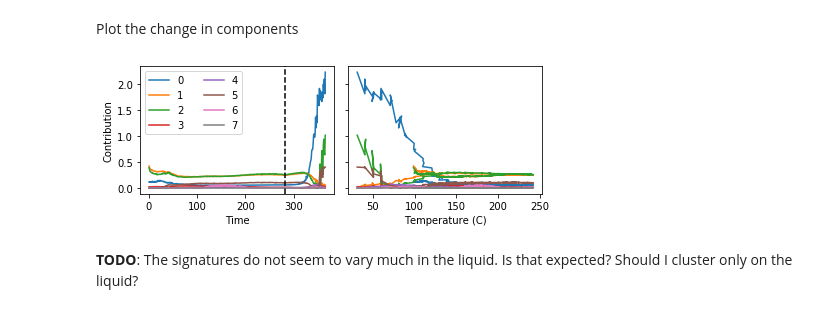
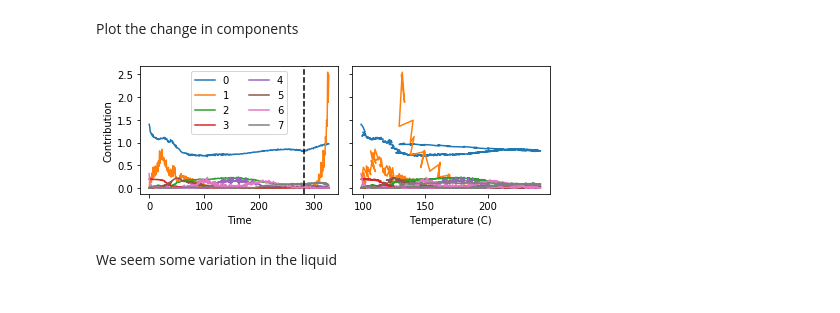
Before and after one commit to globus-labs/multimodal-ldrd, a Jupyter notebook: 2_nmf-raman-only.ipynb, the cells around one changed output. Cells and saved outputs as stored; diff of their text form; code cells hidden in the pictures.

Commit message:
Screened out last raman spectra, added cluster with both

```diff
--- a/2_nmf-raman-only.ipynb
+++ b/2_nmf-raman-only.ipynb
@@ -42,3 +22,5 @@ two_theta = data['raman spectrum'].iloc[0]['Wavelength']
+# %%
+raman_spectrum = raman_spectrum[:int(raman_spectrum.shape[0] * 0.9), :]
 # %% [markdown]
 Normalize them by the maximum intensity in the total set
 # %%
@@ -104,6 +86,6 @@ That seems to be about $10^{-4}$
 ### Visualize the Performance
 See how good a few patterns look post-reconstruction, if the components make sense, etc
 # %%
-nmf = NMF(n_components=n_components, alpha=1e-4, l1_ratio=1).fit(raman_spectrum)
+nmf = NMF(n_components=n_components, alpha=1e-3, l1_ratio=1).fit(raman_spectrum)
 print(f'NMF error: {nmf.reconstruction_err_:.3e}')
 # %% [output]
@@ -175,22 +158,22 @@ Plot the change in components
 # %%
 fig, axs = plt.subplots(1, 2, sharey=True)
 
 for i, l in enumerate(latent_space.T):
-    axs[0].plot(data['Seq.'], l, label=i)
+    axs[0].plot(range(raman_spectrum.shape[0]), l, label=i)
 axs[0].set_xlabel('Time')
 axs[0].legend(ncol=2)
-axs[1].plot(data['measured temp'], latent_space)
+axs[1].plot(data['measured temp'].iloc[:raman_spectrum.shape[0]], latent_space)
 axs[1].set_xlabel('Temperature (C)')
 
 axs[0].set_ylabel('Contribution')
 fig.set_size_inches(6.5, 2.5)
 
 axs[0].set_ylim(axs[0].get_ylim())
 axs[0].plot([data['Seq.'].loc[data['measured temp'].idxmax()]]*2, axs[0].get_ylim(), 'k--')
 
 fig.tight_layout()
 fig.savefig(os.path.join('figures', 'raman-proportions.png'), dpi=320)
 # %% [output]
-[figure, old version]
+[figure, new version]
-# %% [markdown]
-**TODO**: The signatures do not seem to vary much in the liquid. Is that expected? Should I cluster only on the liquid?
+# %% [markdown]
+We seem some variation in the liquid
```
Also changed, not shown: parts of 13 cells of this notebook, 11 other files.
